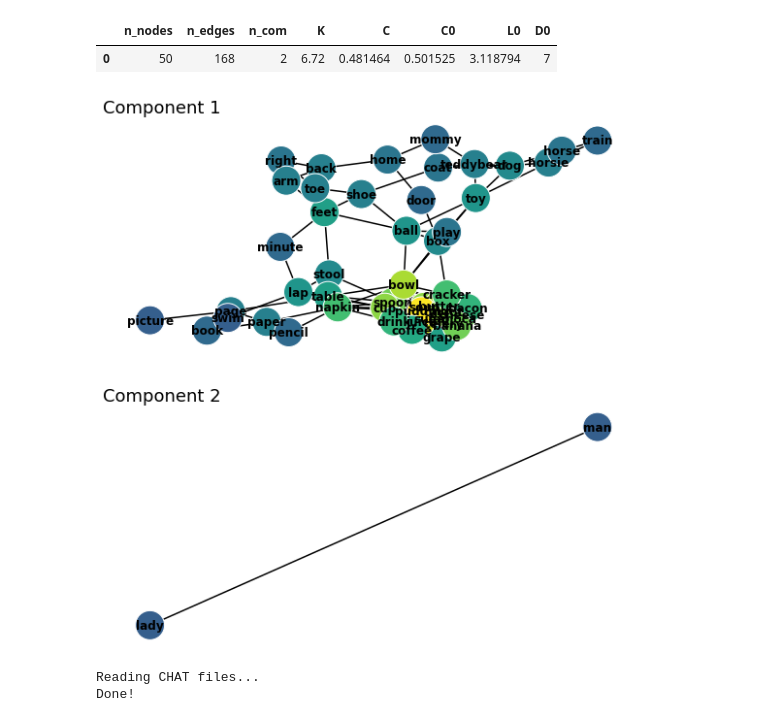
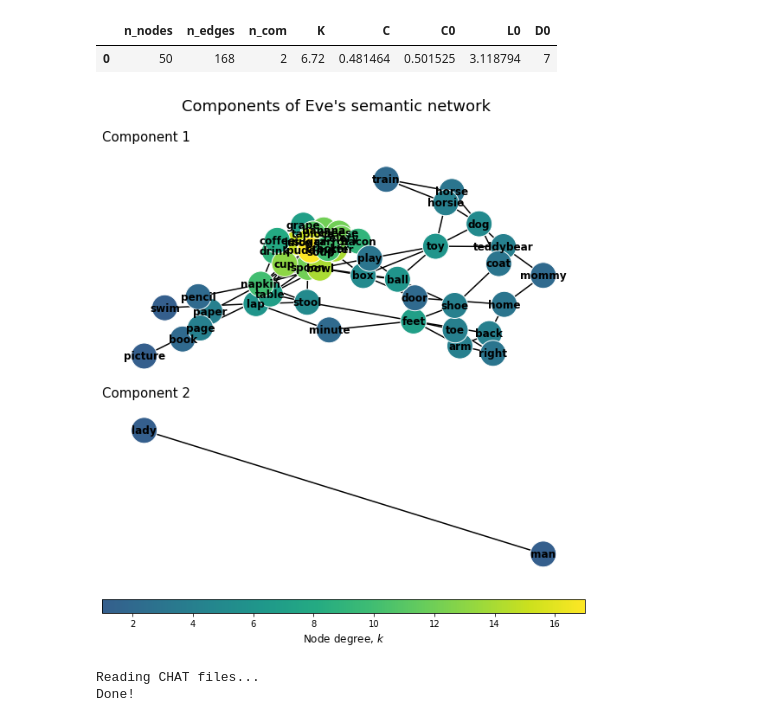
Before and after one commit to Data-Science-for-Linguists-2022/Child-Vocab-Development, a Jupyter notebook: code/vocabulary_analysis.ipynb, the cells around one changed output. Drawn from its saved outputs; the diff is of its cells as text; code cells hidden in the pictures.

```diff
--- a/code/vocabulary_analysis.ipynb
+++ b/code/vocabulary_analysis.ipynb
@@ -153,6 +153,9 @@ A child may produce "words" that not found in their native language as creating
 # Remove out-of-vocabulary words
 vocab = [w for w in vocab if wordvec.has_index_for(w)]
 
+# Sorting for better presentation, optional
+vocab = sorted(vocab)
+
 # Map each word to its word vector in wordvec
 vocab_wv = wordvec[vocab]
 # %% [markdown]
@@ -241,10 +262,10 @@ nx.info(g)
 'Graph with 50 nodes and 168 edges'
 # %%
 # Visualize the semantic netork built above
-fig = plt.figure(figsize=(12,10))
+plt.figure(figsize=(12,10))
 
 # set options for network graph
-layout = nx.spring_layout(g, seed=0)                 # set layout style
+layout = nx.spring_layout(g, seed=0, k=0.2)          # set layout style
 cmap = plt.cm.viridis                                # get matplotlib color map
 cmap = mpl.colors.LinearSegmentedColormap.from_list(
        cmap, cmap(np.linspace(0.3,1,10)))            # use 70% of cmap's range
@@ -274,8 +295,11 @@ plt.title(("\nLexical semantic network generated from a file in 'Eve' dataset\n"
 # color bar
 cbarmap = plt.cm.ScalarMappable(cmap=cmap)
 cbarmap.set_clim(vmin, vmax)
-cbar = plt.colorbar(cbarmap)
-cbar.set_label('Node degree', size='18', rotation=-90, va="bottom")
+cbar = plt.colorbar(cbarmap, aspect=50)
+cbar.set_label('Node degree, $\it{k}$', size='12', rotation=-90, va="bottom")
+
+# Save figure
+# plt.savefig('../reports/images/eve_network.svg', bbox_inches='tight', dpi=150)
 
 plt.show()
 # %% [output]
@@ -385,36 +409,48 @@ fig = plt.figure(figsize=(10,10))
 n = nx.number_connected_components(g)
 cmap = plt.cm.viridis                                # get matplotlib color map
 cmap = mpl.colors.LinearSegmentedColormap.from_list(
        cmap, cmap(np.linspace(0.3,1,10)))            # use 70% of cmap's range
 vmin = min(dict(g.degree()).values())                # for normalizing color
 vmax = max(dict(g.degree()).values())                #  range to value range
 
 for i, c in enumerate(nx.connected_components(g)):
     ax = fig.add_subplot(n,1,i+1)
     # set options for network graph
-    layout = nx.spring_layout(g, seed=0)
+    layout = nx.spring_layout(g, seed=0, k=0.2)
     options = {
         "width": 1.5,
         "edge_color": "black",
         "node_size": 900,
         "node_color": [deg for node,deg in g.subgraph(c).degree()],
         "cmap": cmap,
         "vmin": vmin,
         "vmax": vmax,
         "edgecolors": "white",
         "with_labels": True,
         "font_color": "black",
         "font_weight": "semibold",
         "font_size": "12"
     }
 
     # Plot
     nx.draw(g.subgraph(c), layout, **options)
-    ax.set_title('Component {}'.format(i+1), size=18, loc='left')
+    ax.set_title('Component {}\n'.format(i+1), size=15, loc='left')
+
+
+# color bar
+cbarmap = plt.cm.ScalarMappable(cmap=cmap)
+cbarmap.set_clim(vmin, vmax)
+cbar = plt.colorbar(cbarmap, location='bottom', aspect=35)
+cbar.set_label('Node degree, $\it{k}$', size=12)
+
+plt.suptitle('Components of Eve\'s semantic network', size=18)
+
+# Save figure
+# plt.savefig('../reports/images/net_components.svg', bbox_inches='tight', dpi=150)
 
 plt.show()
 # %% [output]
-[figure, old version]
+[figure, new version]
 # %%
 print('Reading CHAT files...')
 f = data_idx.file_path[(data_idx.ses!='unspecified') &
```
Also changed, not shown: parts of 18 cells of this notebook.
